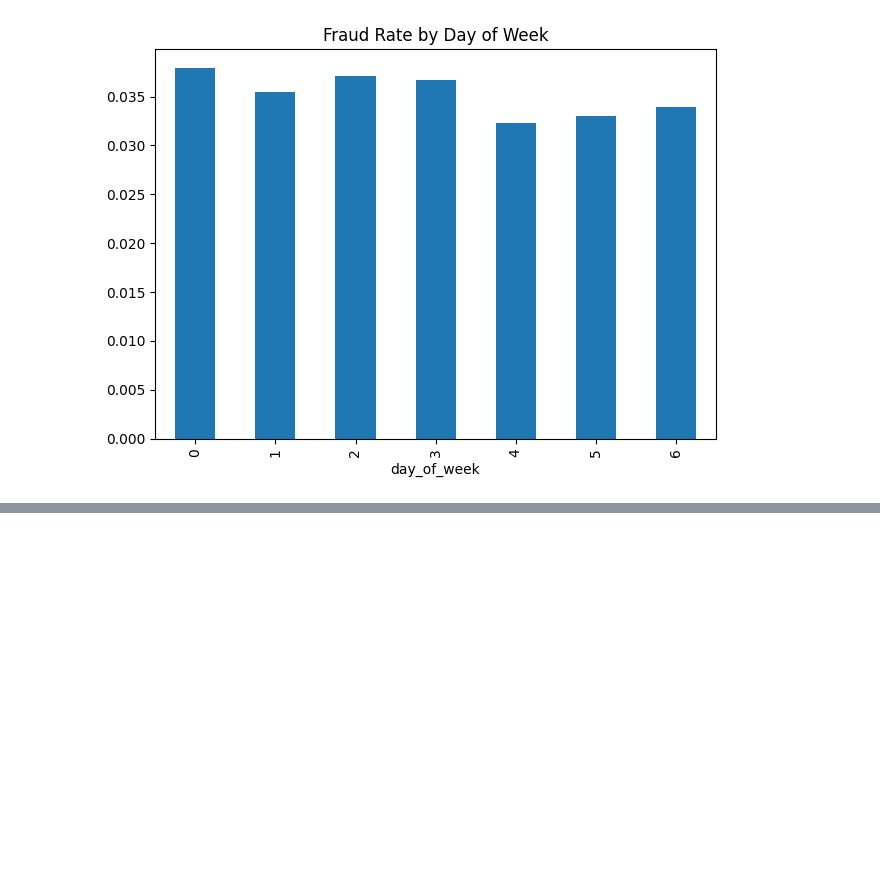
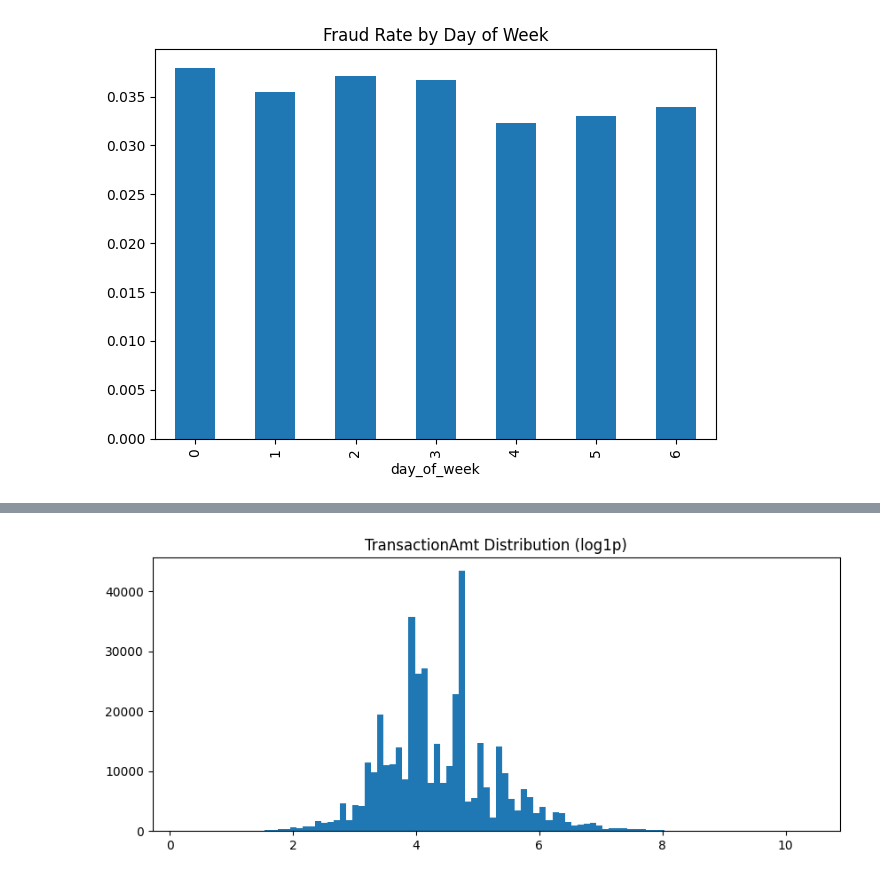
Before and after one commit to salman7420/fraud-shield-gnn, a Jupyter notebook: notebook/eda_for_fe.ipynb, the cells around one changed output, grey strips where cells are left out. Cells and saved outputs as stored; diff of their text form; code cells hidden in the pictures; blank space fills up the shorter version.

```diff
--- a/notebook/eda_for_fe.ipynb
+++ b/notebook/eda_for_fe.ipynb
@@ -66,0 +95,8 @@ plt.show()
+# %%
+# ── 3. Distribution of log(amount) ─────────────────────────
+plt.figure(figsize=(10,4))
+plt.hist(np.log1p(amt), bins=100)
+plt.title("TransactionAmt Distribution (log1p)")
+plt.show()
+# %% [output]
+[figure, added]
```
Also changed, not shown: parts of 8 cells of this notebook.
